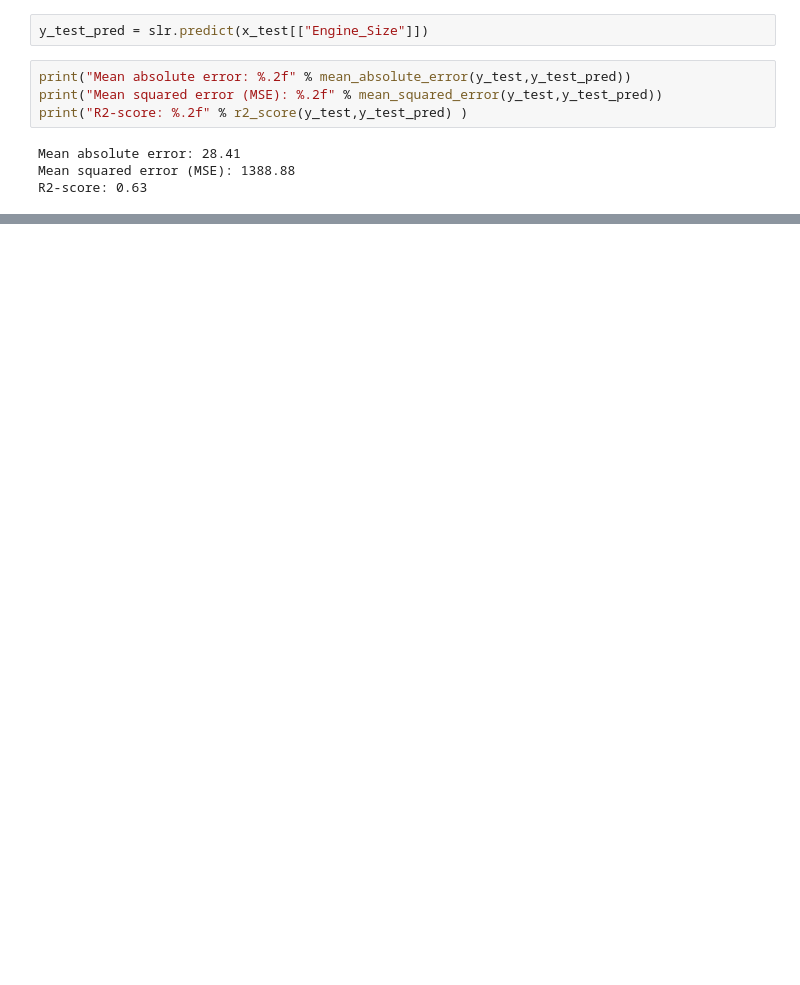
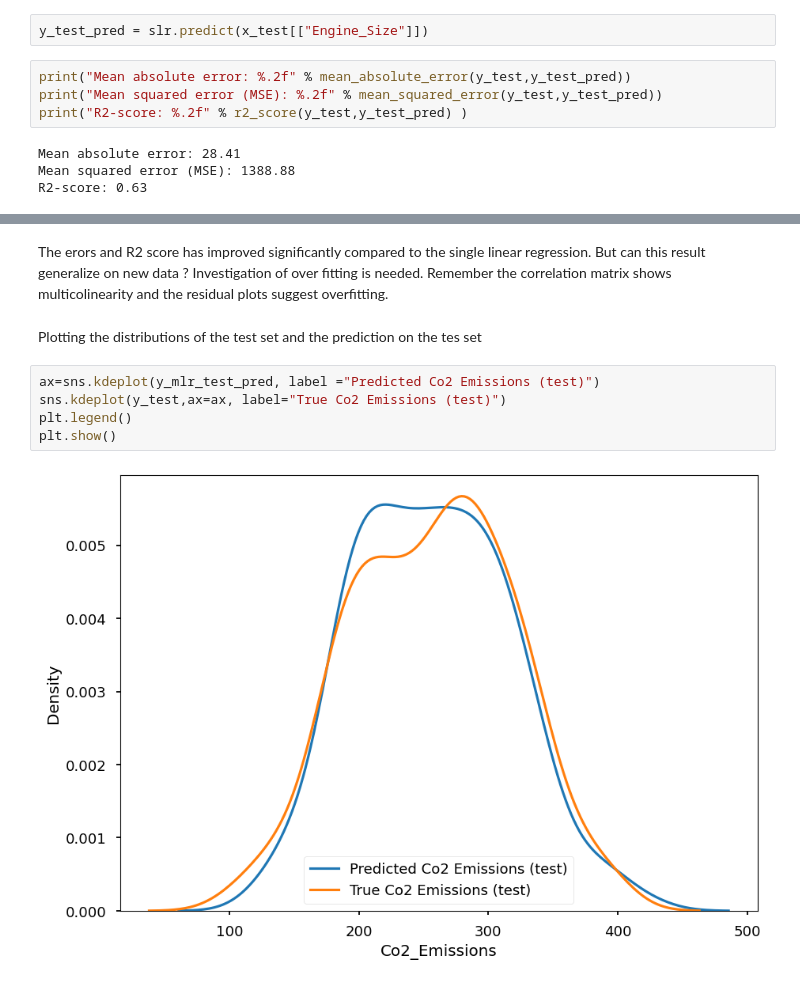
Before and after one commit to kennedyopokuasare/IBM_datascience, a Jupyter notebook: machine_learning/Fuel_consumption_regression.ipynb, the cells around one changed output, grey strips where cells are left out. Cells and saved outputs as stored; diff of their text form; blank space fills up the shorter version.

```diff
--- a/machine_learning/Fuel_consumption_regression.ipynb
+++ b/machine_learning/Fuel_consumption_regression.ipynb
@@ -300,0 +345,11 @@ Simple Linear regression using Cylinlders as features and multiple linear regres
+# %% [markdown]
+The erors and R2 score has improved significantly compared to the single linear regression. But can this result generalize on new data ? Investigation of over fitting is needed. Remember the correlation matrix shows multicolinearity and the residual plots suggest overfitting.
+# %% [markdown]
+Plotting the distributions of the test set and the prediction on the tes set
+# %%
+ax=sns.kdeplot(y_mlr_test_pred, label ="Predicted Co2 Emissions (test)")
+sns.kdeplot(y_test,ax=ax, label="True Co2 Emissions (test)")
+plt.legend()
+plt.show()
+# %% [output]
+[figure, added]
```
Also changed, not shown: parts of 15 cells of this notebook.
